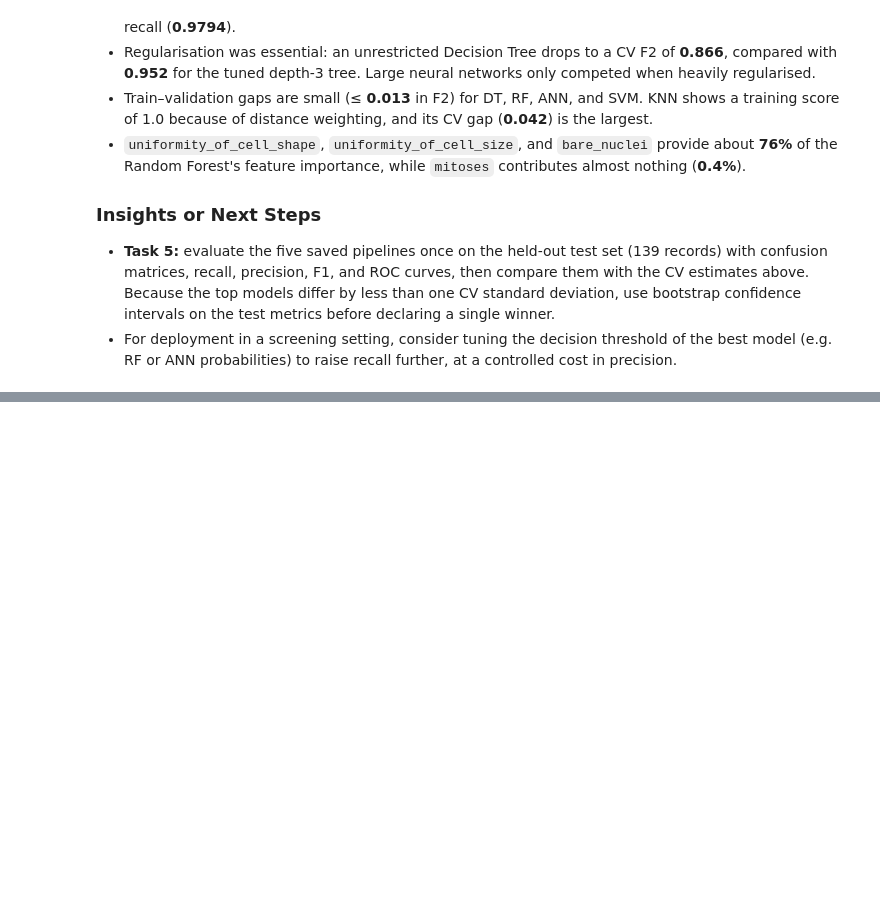
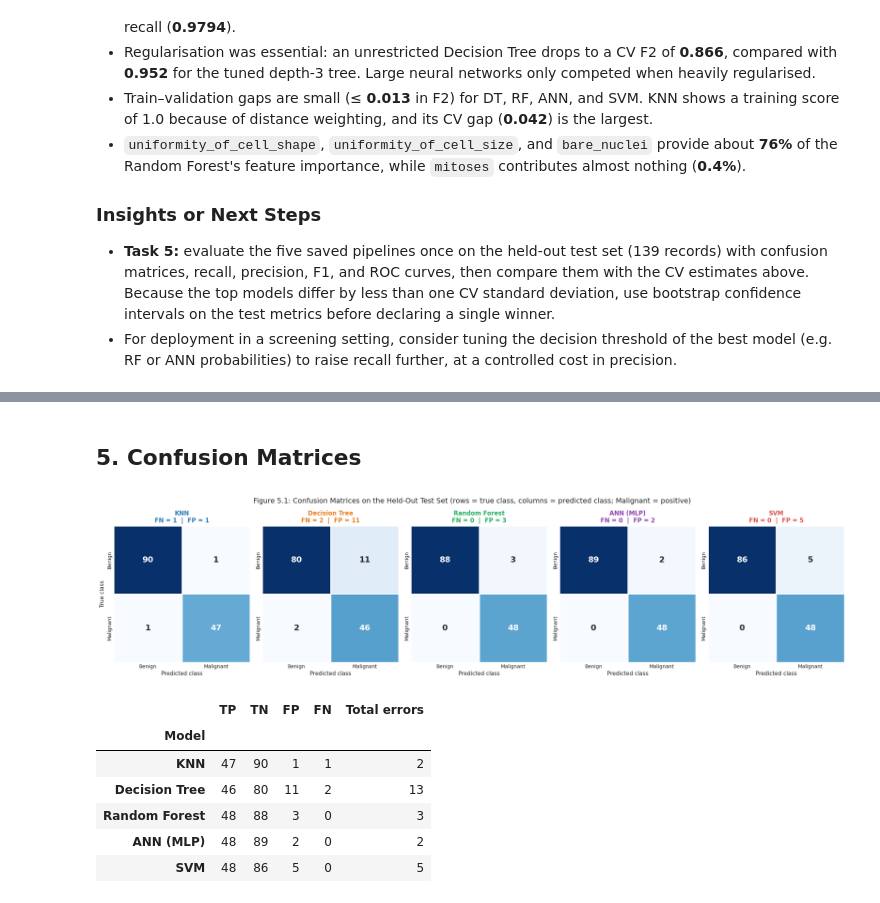
Before and after one commit to M7moudeGalal/Breast-Cancer-Wisconsin, a Jupyter notebook: wisconsin_breast_cancer.ipynb, the cells around one changed output, grey strips where cells are left out. Drawn from its saved outputs; the diff is of its cells as text; code cells hidden in the pictures; blank space fills up the shorter version.

Commit message:
Merge Task 5 evaluation and ROC curves into unified project notebook

```diff
--- a/wisconsin_breast_cancer.ipynb
+++ b/wisconsin_breast_cancer.ipynb
@@ -2153,0 +2297,31 @@ Test set (n = 139) used anywhere during preprocessing, tuning, or model selectio
+# %% [markdown]
+## 5. Confusion Matrices
+# %%
+fig, axes = plt.subplots(1, 5, figsize=(21, 4.6))
+for ax, (name, y_pred) in zip(axes, preds.items()):
+    cm = confusion_matrix(y_eval, y_pred, labels=[0, 1])
+    sns.heatmap(cm, annot=True, fmt="d", cmap="Blues", cbar=False, square=True,
+                annot_kws={"size": 16, "weight": "bold"}, linewidths=1, linecolor="white",
+                xticklabels=CLASS_NAMES, yticklabels=CLASS_NAMES, ax=ax)
+    ax.set_title(f"{name}\nFN = {cm[1, 0]}  |  FP = {cm[0, 1]}", fontsize=12, color=MODEL_COLORS[name], fontweight="bold")
+    ax.set_xlabel("Predicted class")
+    ax.set_ylabel("True class" if ax is axes[0] else "")
+fig.suptitle("Figure 5.1: Confusion Matrices on the Held-Out Test Set (rows = true class, columns = predicted class; Malignant = positive)",
+             fontsize=14, y=1.04)
+plt.tight_layout()
+plt.show()
+
+cm_table = results[["TP", "FP", "FN", "TN"]].copy()
+cm_table["Missed cancers (FN)"] = cm_table["FN"]
+cm_table["False alarms (FP)"] = cm_table["FP"]
+cm_table["Total errors"] = cm_table["FN"] + cm_table["FP"]
+display(cm_table[["TP", "TN", "FP", "FN", "Total errors"]])
+# %% [output]
+[figure, added]
+|  | TP | TN | FP | FN | Total errors |
+| Model |  |  |  |  |  |
+| KNN | 47 | 90 | 1 | 1 | 2 |
+| Decision Tree | 46 | 80 | 11 | 2 | 13 |
+| Random Forest | 48 | 88 | 3 | 0 | 3 |
+| ANN (MLP) | 48 | 89 | 2 | 0 | 2 |
+| SVM | 48 | 86 | 5 | 0 | 5 |
```
Also changed, not shown: parts of 20 cells of this notebook, 1 other file.
